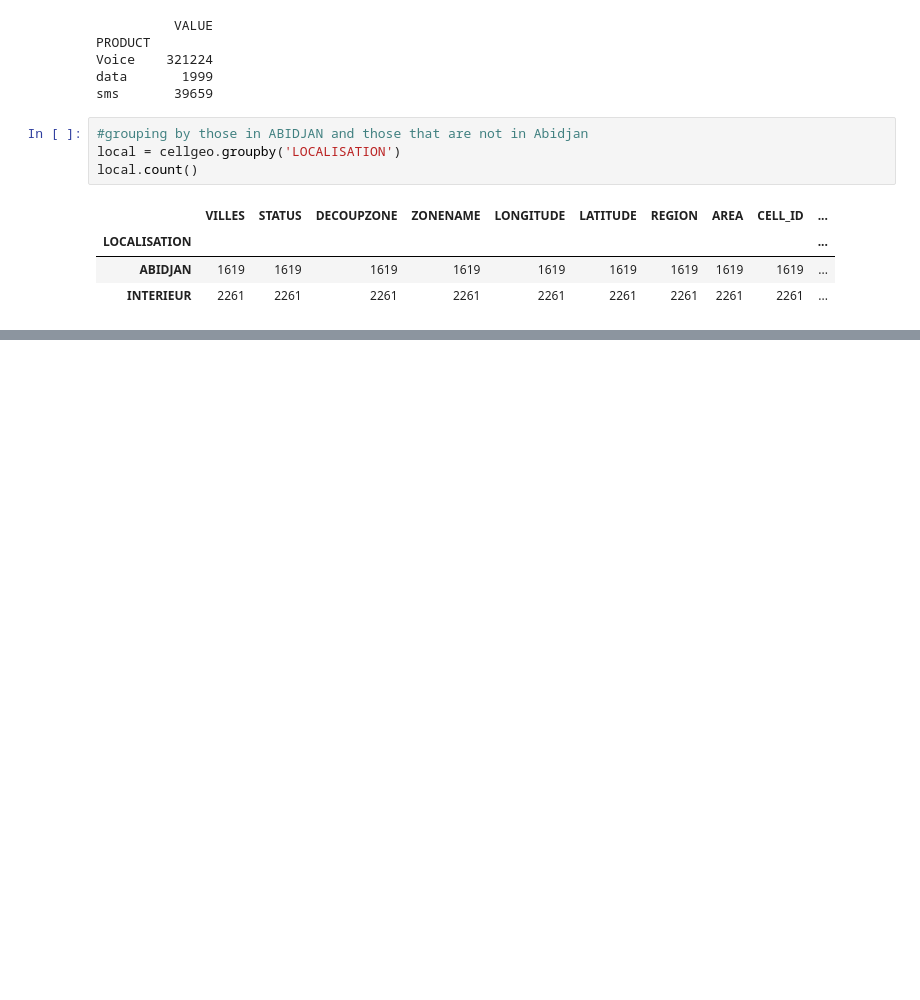
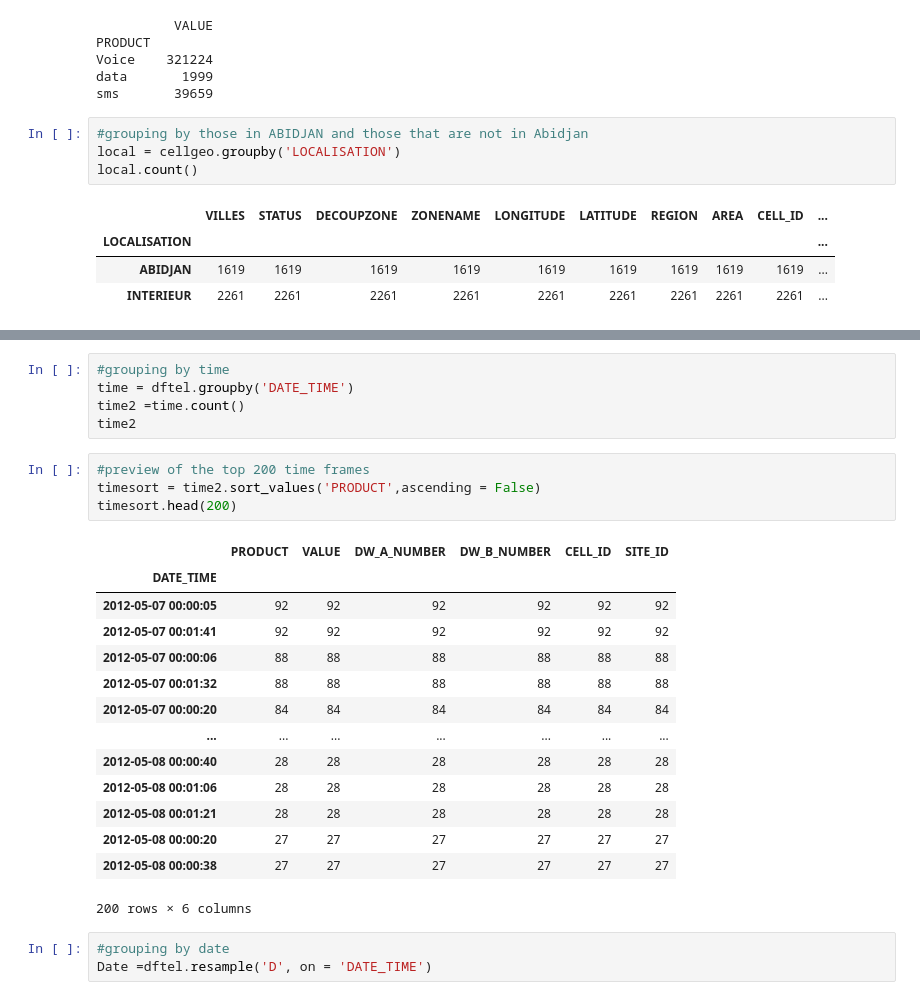
Before and after one commit to MaureenGatu/AUTOLIB-CAR-SHARE-DATAANALYSIS, a Jupyter notebook: IP WEEK 3/MTN-Telecomunicationanalysis.ipynb, the cells around one changed output, grey strips where cells are left out. Cells and saved outputs as stored; diff of their text form; blank space fills up the shorter version.

```diff
--- a/IP WEEK 3/MTN-Telecomunicationanalysis.ipynb
+++ b/IP WEEK 3/MTN-Telecomunicationanalysis.ipynb
@@ -418,0 +469,27 @@ local.count()
+# %%
+#grouping by time
+time = dftel.groupby('DATE_TIME')
+time2 =time.count()
+time2
+# %%
+#preview of the top 200 time frames
+timesort = time2.sort_values('PRODUCT',ascending = False)
+timesort.head(200)
+# %% [output]
+|  | PRODUCT | VALUE | DW_A_NUMBER | DW_B_NUMBER | CELL_ID | SITE_ID |
+| DATE_TIME |  |  |  |  |  |  |
+| 2012-05-07 00:00:05 | 92 | 92 | 92 | 92 | 92 | 92 |
+| 2012-05-07 00:01:41 | 92 | 92 | 92 | 92 | 92 | 92 |
+| 2012-05-07 00:00:06 | 88 | 88 | 88 | 88 | 88 | 88 |
+| 2012-05-07 00:01:32 | 88 | 88 | 88 | 88 | 88 | 88 |
+| 2012-05-07 00:00:20 | 84 | 84 | 84 | 84 | 84 | 84 |
+| ... | ... | ... | ... | ... | ... | ... |
+| 2012-05-08 00:00:40 | 28 | 28 | 28 | 28 | 28 | 28 |
+| 2012-05-08 00:01:06 | 28 | 28 | 28 | 28 | 28 | 28 |
+| 2012-05-08 00:01:21 | 28 | 28 | 28 | 28 | 28 | 28 |
+| 2012-05-08 00:00:20 | 27 | 27 | 27 | 27 | 27 | 27 |
+| 2012-05-08 00:00:38 | 27 | 27 | 27 | 27 | 27 | 27 |
+200 rows × 6 columns
+# %%
+#grouping by date
+Date =dftel.resample('D', on = 'DATE_TIME')
```
Also changed, not shown: parts of 32 cells of this notebook, 9 other files.
